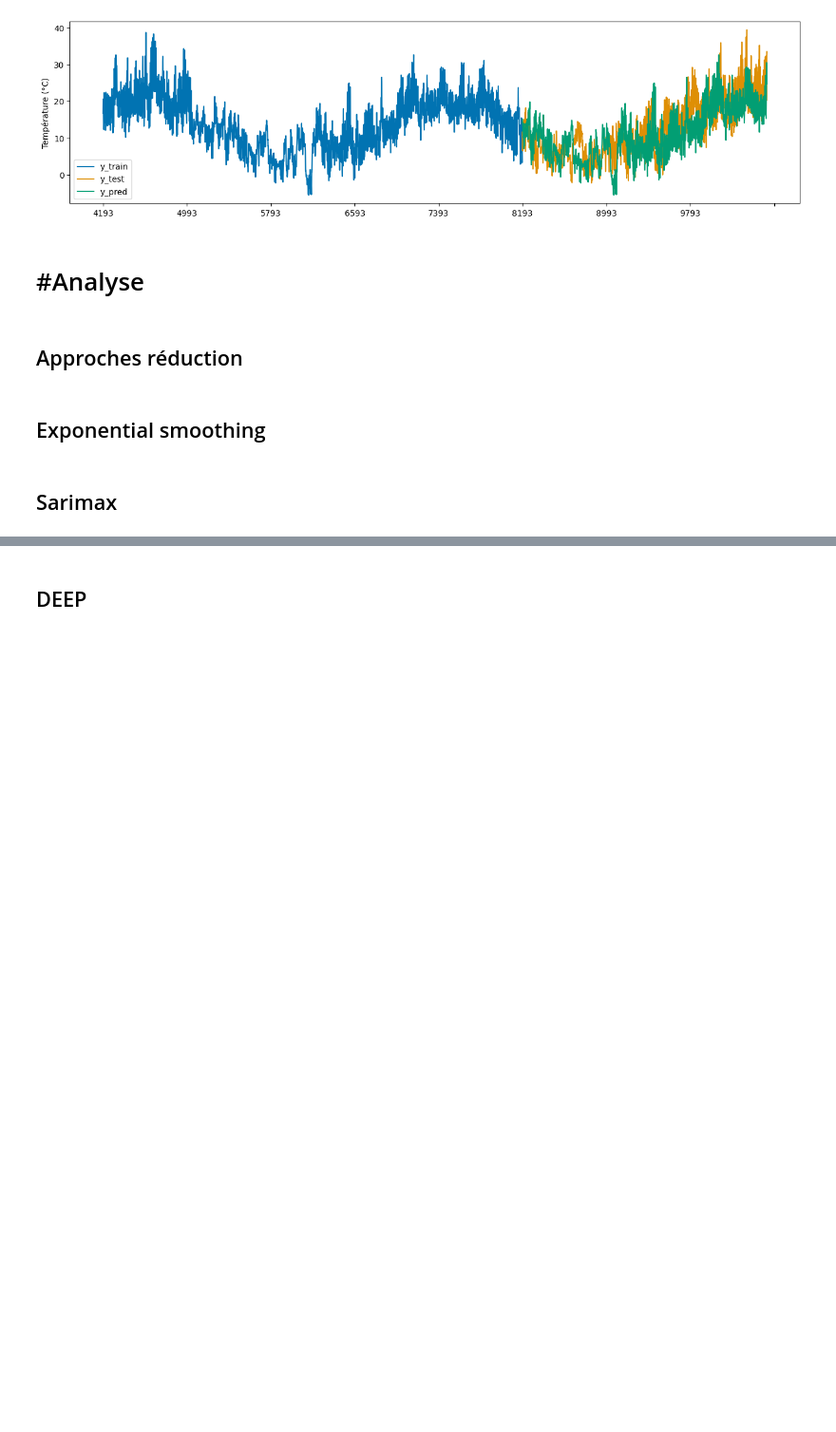
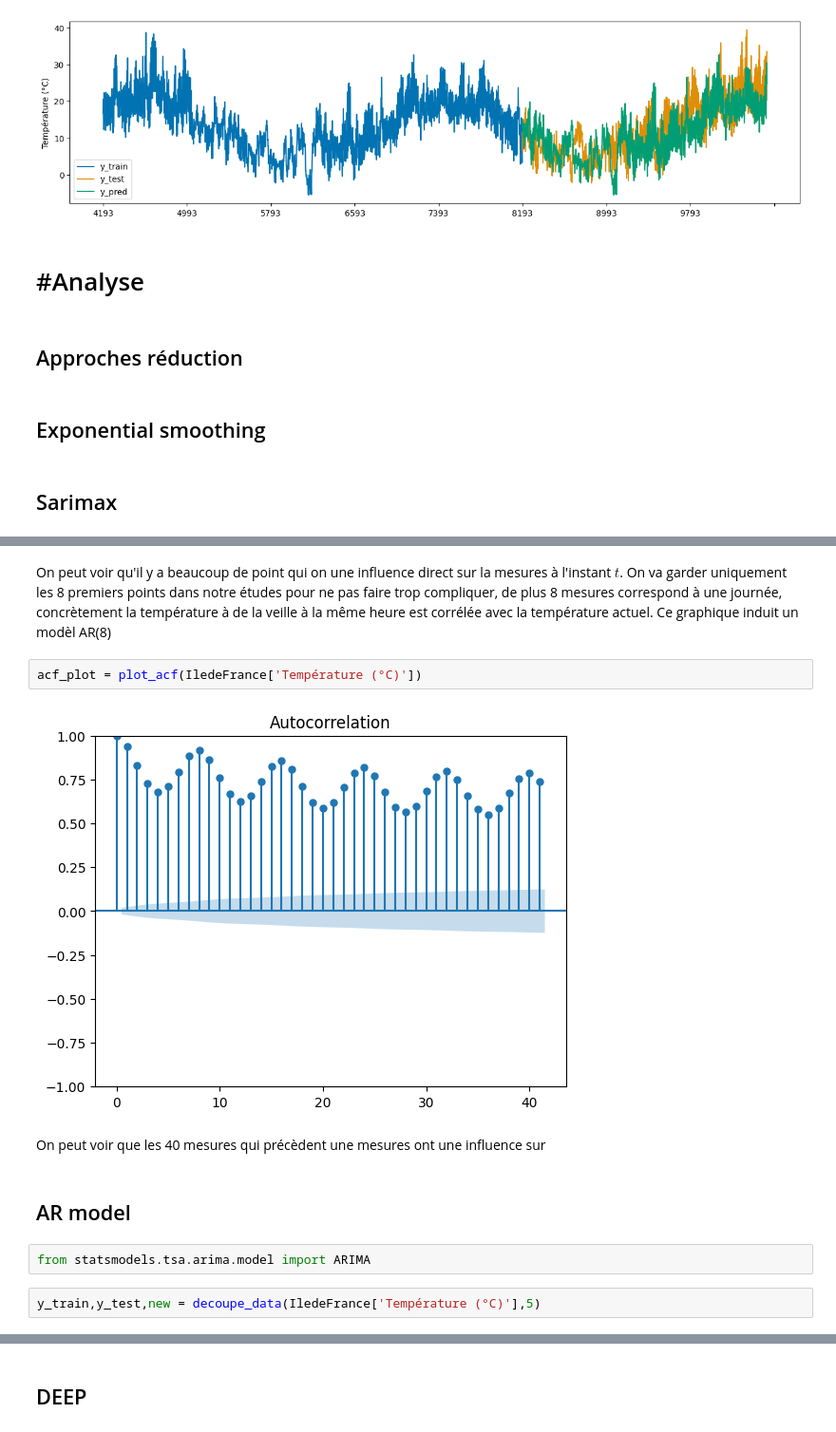
Before and after one commit to JAndretti/Projet-Time-Series-E5, a Jupyter notebook: main.ipynb, the cells around one changed output, grey strips where cells are left out. Shown at 95% size. Cells and saved outputs as stored; diff of their text form; blank space fills up the shorter version.

Commit message:
AR model + MA model + début sarimax

```diff
--- a/main.ipynb
+++ b/main.ipynb
@@ -350,0 +374,14 @@ la valeur la plus faible en loss correspond à une saisonalité de :  2910
+# %% [markdown]
+On peut voir qu'il y a beaucoup de point qui on une influence direct sur la mesures à l'instant $t$. On va garder uniquement les 8 premiers points dans notre études pour ne pas faire trop compliquer, de plus 8 mesures correspond à une journée, concrètement la température à de la veille à la même heure est corrélée avec la température actuel. Ce graphique induit un modèl AR(8)
+# %%
+acf_plot = plot_acf(IledeFrance['Température (°C)'])
+# %% [output]
+[figure, added]
+# %% [markdown]
+On peut voir que les 40 mesures qui précèdent une mesures ont une influence sur
+# %% [markdown]
+## AR model
+# %%
+from statsmodels.tsa.arima.model import ARIMA
+# %%
+y_train,y_test,new = decoupe_data(IledeFrance['Température (°C)'],5)
```
Also changed, not shown: parts of 24 cells of this notebook.
